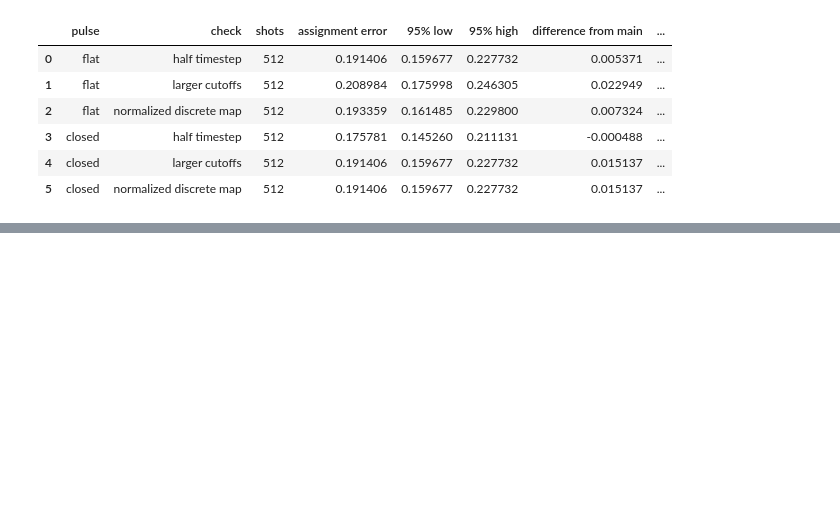
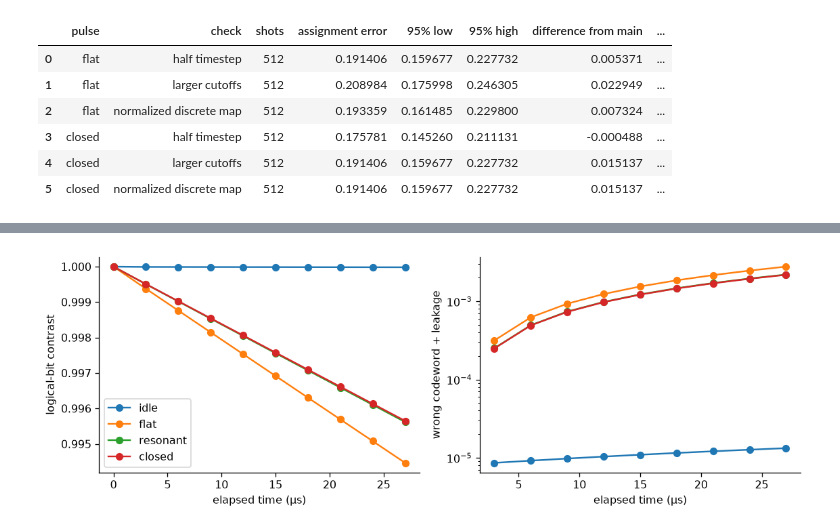
Before and after one commit to simransummermalik/solvingalice-bob, a Jupyter notebook: cat_qubits.ipynb, the cells around one changed output, grey strips where cells are left out. Drawn from its saved outputs; the diff is of its cells as text; code cells hidden in the pictures; blank space fills up the shorter version.

Commit message:
new file changes and more implementations after 2.4

```diff
--- a/cat_qubits.ipynb
+++ b/cat_qubits.ipynb
@@ -1705,0 +1802,83 @@ record validation {'pulse': 'closed', 'check': 'normalized discrete map', 'shots
+# %%
+def audit_cycle_run(spec, na=24, nb=6, cycles=audit_cycles, tolerance=2e-12):
+    h, jumps, ops, a, b = two_mode(na, nb)
+    times = np.linspace(0, audit_period*cycles, 120*cycles+1)  # 25 ns samples plus exact cycle endpoints
+    even = cat_ket(na, alpha, 1)
+    odd = cat_ket(na, alpha, -1)
+    zero, one = (even+odd)/np.sqrt(2), (even-odd)/np.sqrt(2)
+    logical_z = dq.tensor(dq.todm(zero)-dq.todm(one), dq.eye(nb))
+    cycle_ops = [*ops, logical_z]  # code-space contrast, with leakage reported independently
+    initial = dq.tensor(zero, dq.fock(nb, 0))  # exactly orthogonal logical input for this rate test
+    base = run_key(h, jumps, initial, times, cycle_ops, 100*tolerance, tolerance)
+    digest = hashlib.sha256((base.stem+json.dumps(spec, sort_keys=True)+"periodic-readout-v1").encode()).hexdigest()
+    path = base.with_name(digest+".npz")
+    if path.exists():
+        with np.load(path, allow_pickle=False) as saved:
+            run = {key: saved[key] for key in ["t", "e", "rho"]}
+            run["final"] = dq.asqarray(saved["final"], dims=(na, nb))
+    else:
+        envelope = extension_waveform(spec)
+        repeated = lambda t: envelope(jnp.mod(t, audit_period))
+        edges = sorted(set(float(c*audit_period+edge) for c in range(cycles)
+                           for edge in [0.0, 0.02, spec["duration"]-0.02, spec["duration"]]))
+        driven = h+dq.modulated(repeated, a+a.dag(), discontinuity_ts=edges)
+        run = evolve(driven, jumps, initial, times, cycle_ops, (na, nb), rtol=100*tolerance, atol=tolerance)
+        save_run(path, run)
+    zero_array, one_array = [np.asarray(dq.to_numpy(ket)).ravel() for ket in [zero, one]]
+    populations = [np.einsum("i,tij,j->t", ket.conj(), run["rho"], ket).real for ket in [zero_array, one_array]]
+    run.update({"wrong trace": populations[1], "leakage trace": 1-populations[0]-populations[1],
+                "information trace": 4*kb*cumulative_trapezoid(run["e"][3].real**2, times, initial=0),
+                "spec": dict(spec), "checks": checks(run)})
+    return run
+
+
+def audit_cycle_fit(run):
+    endpoint_indices = np.arange(0, len(run["t"]), 120)
+    times, contrast = run["t"][endpoint_indices], run["e"][-1, endpoint_indices].real
+    fits = []
+    for discard in [2, 3]:
+        x, y = times[discard:], np.log(contrast[discard:])  # discard initial relaxation into the repeating schedule
+        coefficients, covariance = np.polyfit(x, y, 1, cov=True)
+        residual = y-np.polyval(coefficients, x)
+        fits.append({"rate": float(-coefficients[0]), "fit standard error": float(np.sqrt(covariance[0, 0])),
+                     "fit max log residual": float(np.max(abs(residual)))})
+    return {**fits[0], "window change": abs(fits[0]["rate"]-fits[1]["rate"])}
+
+
+cycle_runs, cycle_rows = {}, []
+idle_spec = {"kind": "idle", "duration": 1.5, "peak": 0.0}
+for label, spec in {"idle": idle_spec, **selected_specs}.items():
+    for na, nb in [(24, 6), (32, 8)]:
+        run = audit_cycle_run(spec, na, nb)
+        cycle_runs[(label, na, nb)] = run
+        fit = audit_cycle_fit(run)
+        cycle_rows.append({"pulse": label, "na": na, "nb": nb, **fit,
+                           "wrong at end": float(run["wrong trace"][-1]),
+                           "leakage at end": float(run["leakage trace"][-1]),
+                           "min eigenvalue": run["checks"]["min eigenvalue"]})
+        print("repeated measurement:", cycle_rows[-1], flush=True)
+cycle_table = pd.DataFrame(cycle_rows)
+table(cycle_table, "audit_repeated_cycle_rates")
+
+protection_rows = []
+for label in ["idle", "flat", "resonant", "closed"]:
+    small, large = [cycle_table[(cycle_table["pulse"] == label) & (cycle_table["na"] == n)].iloc[0] for n in [24, 32]]
+    uncertainty = max(audit_criteria["rate absolute floor"], abs(large["rate"]-small["rate"]),
+                      large["window change"], 3*large["fit standard error"])
+    protection_rows.append({"pulse": label, "cycle contrast rate per us": large["rate"],
+                            "equivalent symmetric flip probability per cycle": float(-0.5*np.expm1(-large["rate"]*audit_period)),
+                            "numerical uncertainty indicator": uncertainty,
+                            "resolved above numerical indicator": bool(large["rate"] > 3*uncertainty)})
+protection_table = pd.DataFrame(protection_rows)
+table(protection_table, "audit_bit_protection")
+fig, axes = plt.subplots(1, 2, figsize=(10, 3.5))
+for label in ["idle", "flat", "resonant", "closed"]:
+    run = cycle_runs[(label, 32, 8)]
+    indices = np.arange(0, len(run["t"]), 120)
+    axes[0].plot(run["t"][indices], run["e"][-1, indices].real, "o-", label=label)
+    axes[1].plot(run["t"][indices[1:]], run["wrong trace"][indices[1:]]+run["leakage trace"][indices[1:]], "o-", label=label)  # start after cycle one; zero error at preparation has no logarithm
+axes[0].set(xlabel="elapsed time (μs)", ylabel="logical-bit contrast")
+axes[1].set(xlabel="elapsed time (μs)", ylabel="wrong codeword + leakage", yscale="log")
+axes[0].legend()
+finish_figure(fig, "18_repeated_measurement_cost")
+# %% [output]
@@ -1705,0 +1907 @@ record validation {'pulse': 'closed', 'check': 'normalized discrete map', 'shots
+[figure, added]
```
Also changed, not shown: parts of 12 cells of this notebook, 18 other files.
